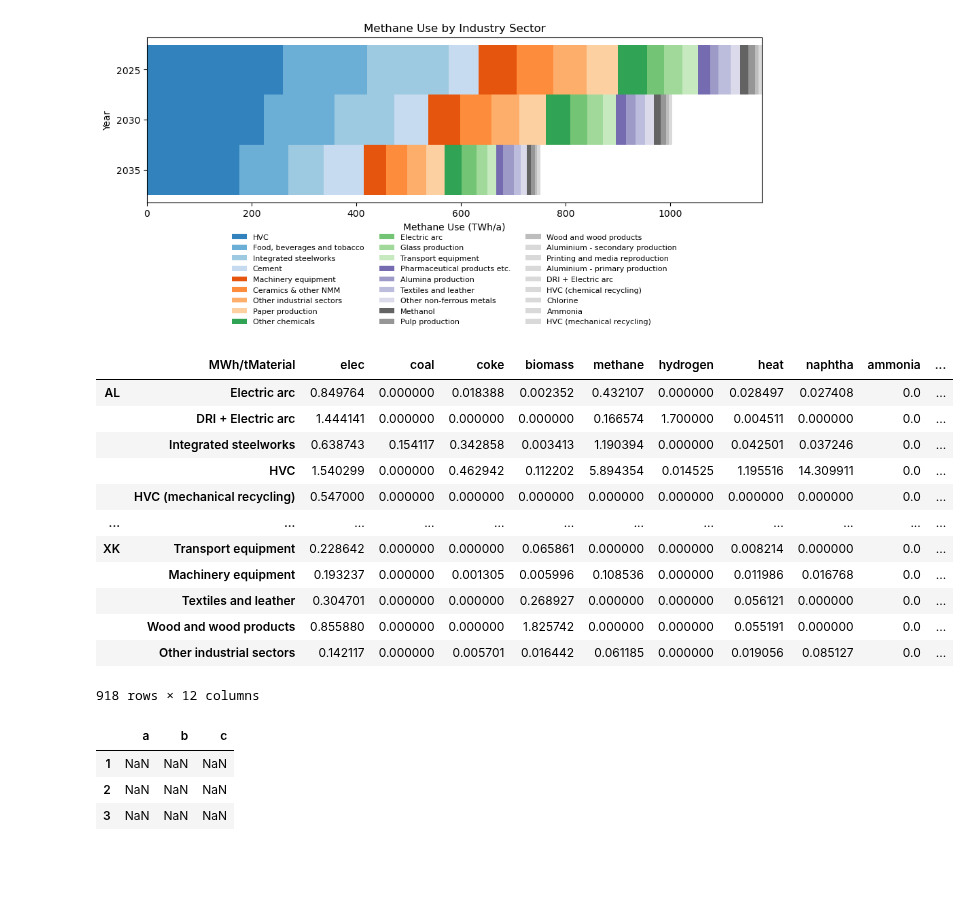
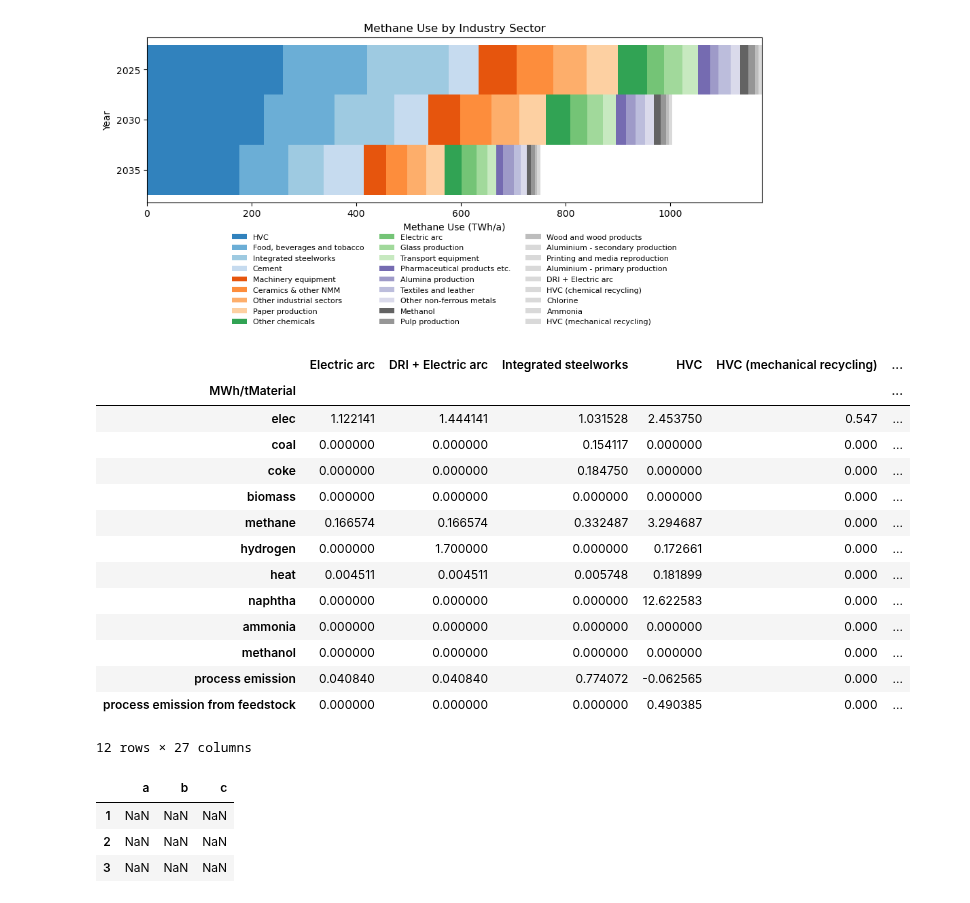
Before and after one commit to LukasFrankenQ/resilient-pypsa-eur, a Jupyter notebook: notebooks/industry_demands.ipynb, the cells around one changed output. Drawn from its saved outputs; the diff is of its cells as text; code cells hidden in the pictures; blank space fills up the shorter version.

```diff
--- a/notebooks/industry_demands.ipynb
+++ b/notebooks/industry_demands.ipynb
@@ -426,21 +427,23 @@ plt.show()
 # %% [output]
 [figure]
 # %%
-ratios.T
+ratios_tomorrow
 # %% [output]
-|  | MWh/tMaterial | elec | coal | coke | biomass | methane | hydrogen | heat | naphtha | ammonia | ... |
-| AL | Electric arc | 0.849764 | 0.000000 | 0.018388 | 0.002352 | 0.432107 | 0.000000 | 0.028497 | 0.027408 | 0.0 | ... |
-|  | DRI + Electric arc | 1.444141 | 0.000000 | 0.000000 | 0.000000 | 0.166574 | 1.700000 | 0.004511 | 0.000000 | 0.0 | ... |
-|  | Integrated steelworks | 0.638743 | 0.154117 | 0.342858 | 0.003413 | 1.190394 | 0.000000 | 0.042501 | 0.037246 | 0.0 | ... |
-|  | HVC | 1.540299 | 0.000000 | 0.462942 | 0.112202 | 5.894354 | 0.014525 | 1.195516 | 14.309911 | 0.0 | ... |
-|  | HVC (mechanical recycling) | 0.547000 | 0.000000 | 0.000000 | 0.000000 | 0.000000 | 0.000000 | 0.000000 | 0.000000 | 0.0 | ... |
-| ... | ... | ... | ... | ... | ... | ... | ... | ... | ... | ... | ... |
-| XK | Transport equipment | 0.228642 | 0.000000 | 0.000000 | 0.065861 | 0.000000 | 0.000000 | 0.008214 | 0.000000 | 0.0 | ... |
-|  | Machinery equipment | 0.193237 | 0.000000 | 0.001305 | 0.005996 | 0.108536 | 0.000000 | 0.011986 | 0.016768 | 0.0 | ... |
-|  | Textiles and leather | 0.304701 | 0.000000 | 0.000000 | 0.268927 | 0.000000 | 0.000000 | 0.056121 | 0.000000 | 0.0 | ... |
-|  | Wood and wood products | 0.855880 | 0.000000 | 0.000000 | 1.825742 | 0.000000 | 0.000000 | 0.055191 | 0.000000 | 0.0 | ... |
-|  | Other industrial sectors | 0.142117 | 0.000000 | 0.005701 | 0.016442 | 0.061185 | 0.000000 | 0.019056 | 0.085127 | 0.0 | ... |
+|  | Electric arc | DRI + Electric arc | Integrated steelworks | HVC | HVC (mechanical recycling) | ... |
+| MWh/tMaterial |  |  |  |  |  | ... |
+| elec | 1.122141 | 1.444141 | 1.031528 | 2.453750 | 0.547 | ... |
+| coal | 0.000000 | 0.000000 | 0.154117 | 0.000000 | 0.000 | ... |
+| coke | 0.000000 | 0.000000 | 0.184750 | 0.000000 | 0.000 | ... |
+| biomass | 0.000000 | 0.000000 | 0.000000 | 0.000000 | 0.000 | ... |
+| methane | 0.166574 | 0.166574 | 0.332487 | 3.294687 | 0.000 | ... |
+| hydrogen | 0.000000 | 1.700000 | 0.000000 | 0.172661 | 0.000 | ... |
+| heat | 0.004511 | 0.004511 | 0.005748 | 0.181899 | 0.000 | ... |
+| naphtha | 0.000000 | 0.000000 | 0.000000 | 12.622583 | 0.000 | ... |
+| ammonia | 0.000000 | 0.000000 | 0.000000 | 0.000000 | 0.000 | ... |
+| methanol | 0.000000 | 0.000000 | 0.000000 | 0.000000 | 0.000 | ... |
+| process emission | 0.040840 | 0.040840 | 0.774072 | -0.062565 | 0.000 | ... |
+| process emission from feedstock | 0.000000 | 0.000000 | 0.000000 | 0.490385 | 0.000 | ... |
-918 rows × 12 columns
+12 rows × 27 columns
 # %%
 a = pd.DataFrame(index=[1,2,3], columns=['a', 'b', 'c'])
 b = pd.Series(index=['a', 'b', 'c'])
```
Also changed, not shown: parts of 1 cell of this notebook, 4 other files.
